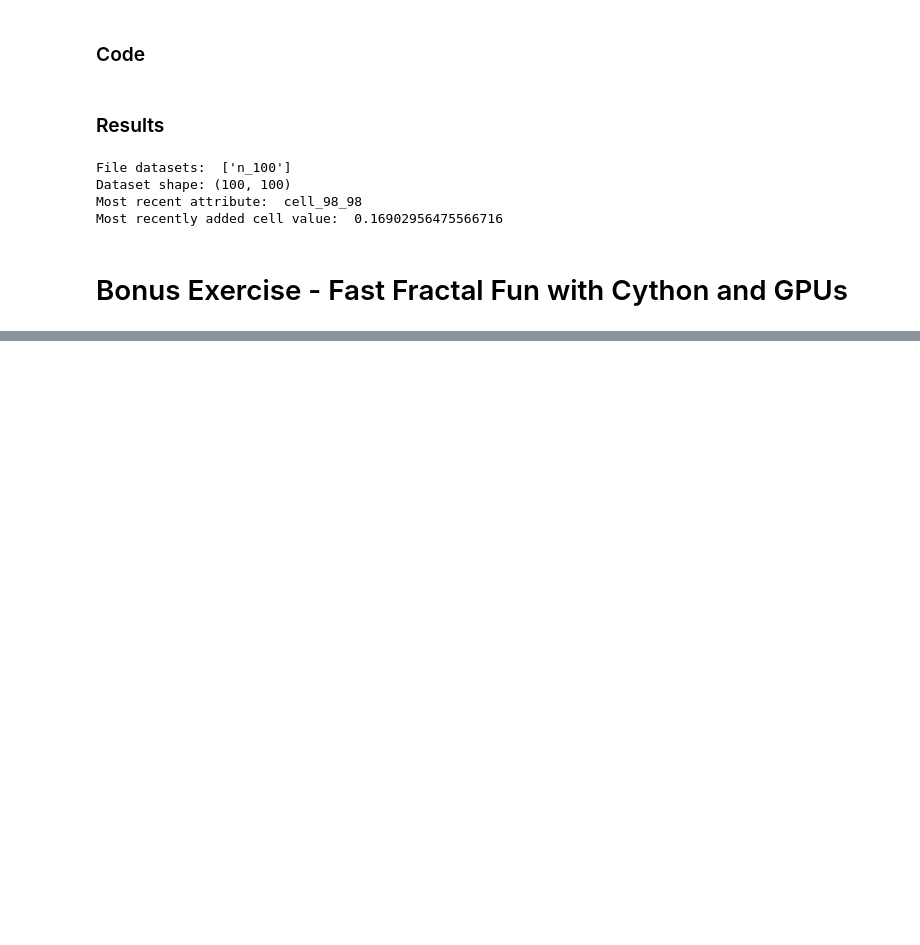
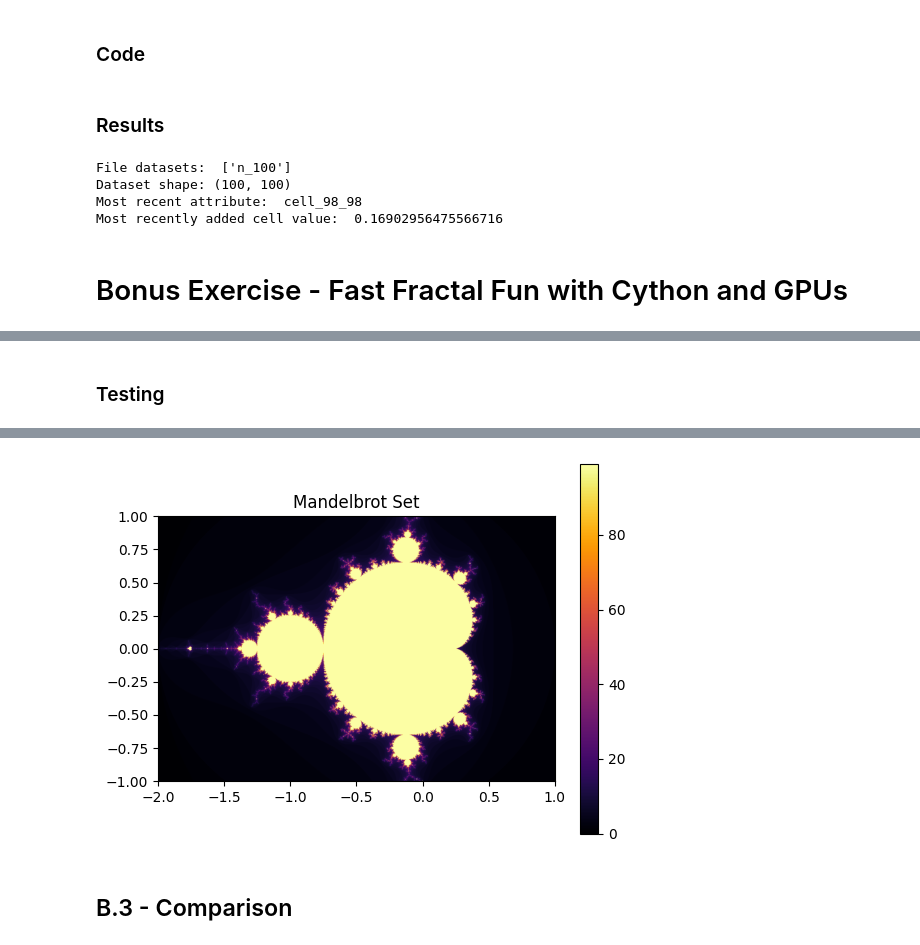
Before and after one commit to ge96lip/Compilation_GPU_for_optimization, a Jupyter notebook: report.ipynb, the cells around one changed output, grey strips where cells are left out. Cells and saved outputs as stored; diff of their text form; code cells hidden in the pictures; blank space fills up the shorter version.

```diff
--- a/report.ipynb
+++ b/report.ipynb
@@ -196,0 +433,47 @@ Most recently added cell value:  0.16902956475566716
+# %%
+import cupy as cp
+def mandelbrot_set_cp(width, height, x_min, x_max, y_min, y_max, max_iter=100):
+    """Generates the Mandelbrot set image."""
+    x_vals = cp.linspace(x_min, x_max, width)
+    y_vals = cp.linspace(y_min, y_max, height)
+    x_grid,y_grid = cp.meshgrid(x_vals, y_vals)
+    complex_grid = x_grid + y_grid * 1j
+    mandelbrot(complex_grid)
+
+    image = cp.zeros((height, width))
+    image = mandelbrot(complex_grid, max_iter)
+
+    return image
+
+def mandelbrot(complex_grid, max_iter=100):
+    """Computes the number of iterations before divergence."""
+    ret_grid = cp.zeros((height, width))
+    z_grid = cp.zeros((height, width), dtype=cp.complex128)
+    two_grid = cp.full((height, width), 2)
+    for n in range(max_iter):
+        # boolean masking
+        abs_grid = cp.absolute(z_grid)
+        mask_grid = cp.less_equal(abs_grid, two_grid)
+        # return n
+        cp.putmask(ret_grid, mask_grid, n)
+        # updating z
+        cp.putmask(z_grid, mask_grid, z_grid * z_grid + complex_grid)
+    return ret_grid
+# %% [markdown]
+### Testing
+# %%
+import time
+width, height = 1000, 800
+x_min, x_max, y_min, y_max = -2, 1, -1, 1
+
+# Generate fractal
+start = time.time()
+image = mandelbrot_set_cp(width, height, x_min, x_max, y_min, y_max)
+elapsed = time.time() - start
+print("Elapsed time (original): ", elapsed)
+# Display
+plt.imshow(image.get(), cmap='inferno', extent=[x_min, x_max, y_min, y_max])
+plt.colorbar()
+plt.title("Mandelbrot Set")
+plt.show()
+# %% [output]
@@ -196,0 +481,3 @@ Most recently added cell value:  0.16902956475566716
+[figure, added]
+# %% [markdown]
+## B.3 - Comparison
```
Also changed, not shown: parts of 26 cells of this notebook, 18 other files.
